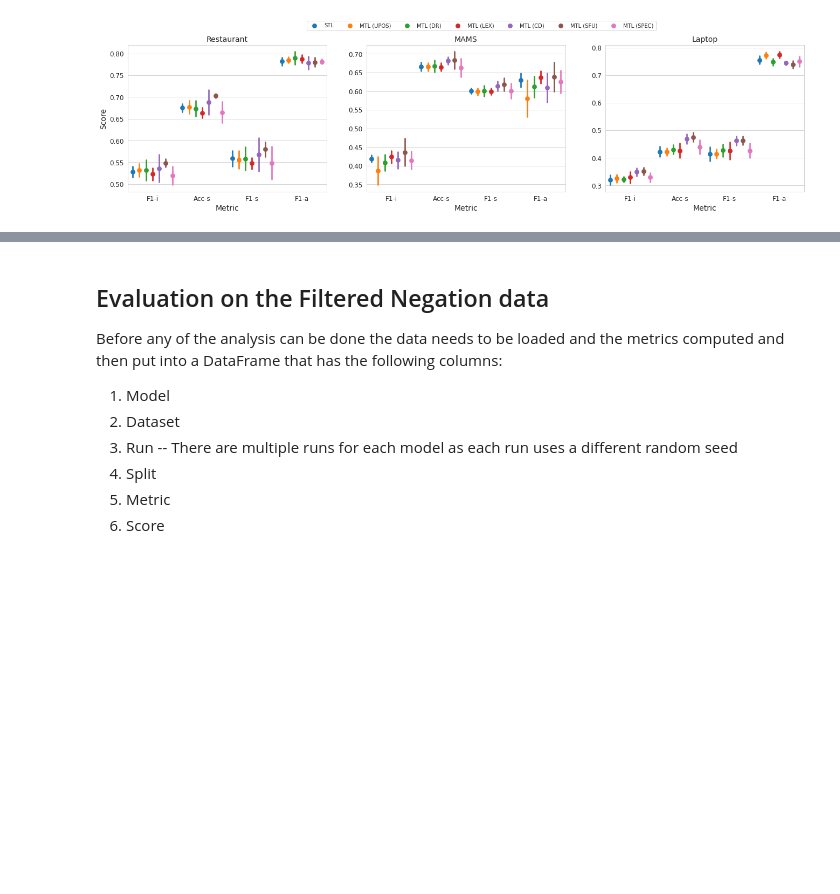
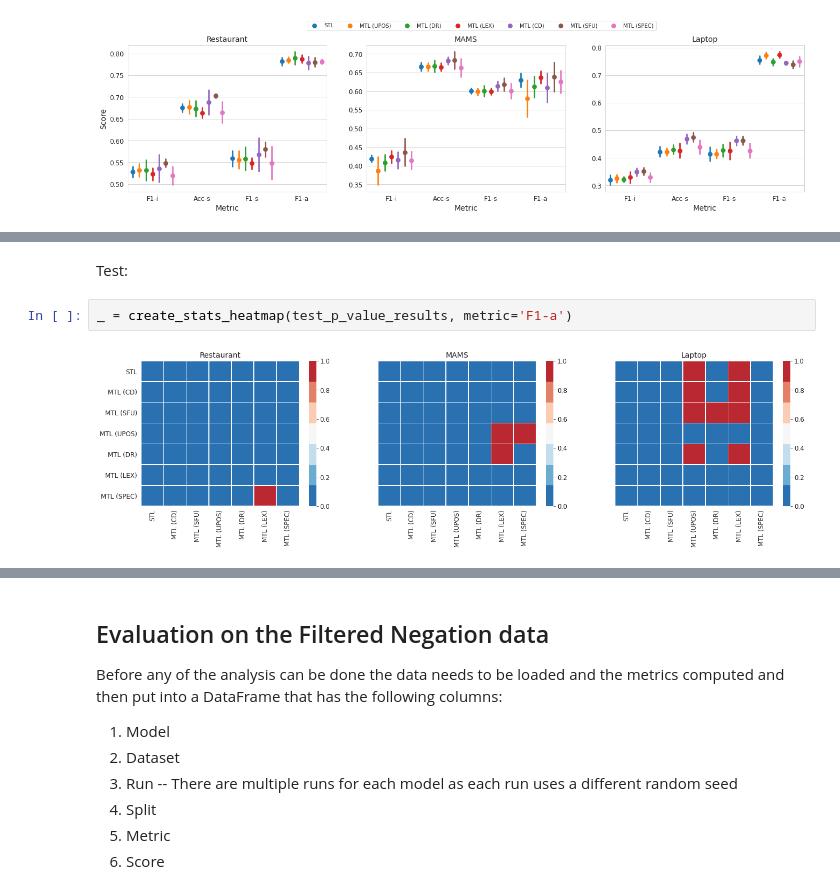
Before and after one commit to jerbarnes/multitask_negation_for_targeted_sentiment, a Jupyter notebook: notebooks/Negation_Evaluation.ipynb, the cells around one changed output, grey strips where cells are left out. Saved outputs shown, nothing was run; the diff lists cells and outputs as text; blank space fills up the shorter version.

```diff
--- a/notebooks/Negation_Evaluation.ipynb
+++ b/notebooks/Negation_Evaluation.ipynb
@@ -292,0 +407,6 @@ _ = create_triple_plot(test_headline_results)
+# %% [markdown]
+Test:
+# %%
+_ = create_stats_heatmap(test_p_value_results, metric='F1-a')
+# %% [output]
+[figure, added]
```
Also changed, not shown: parts of 31 cells of this notebook.
